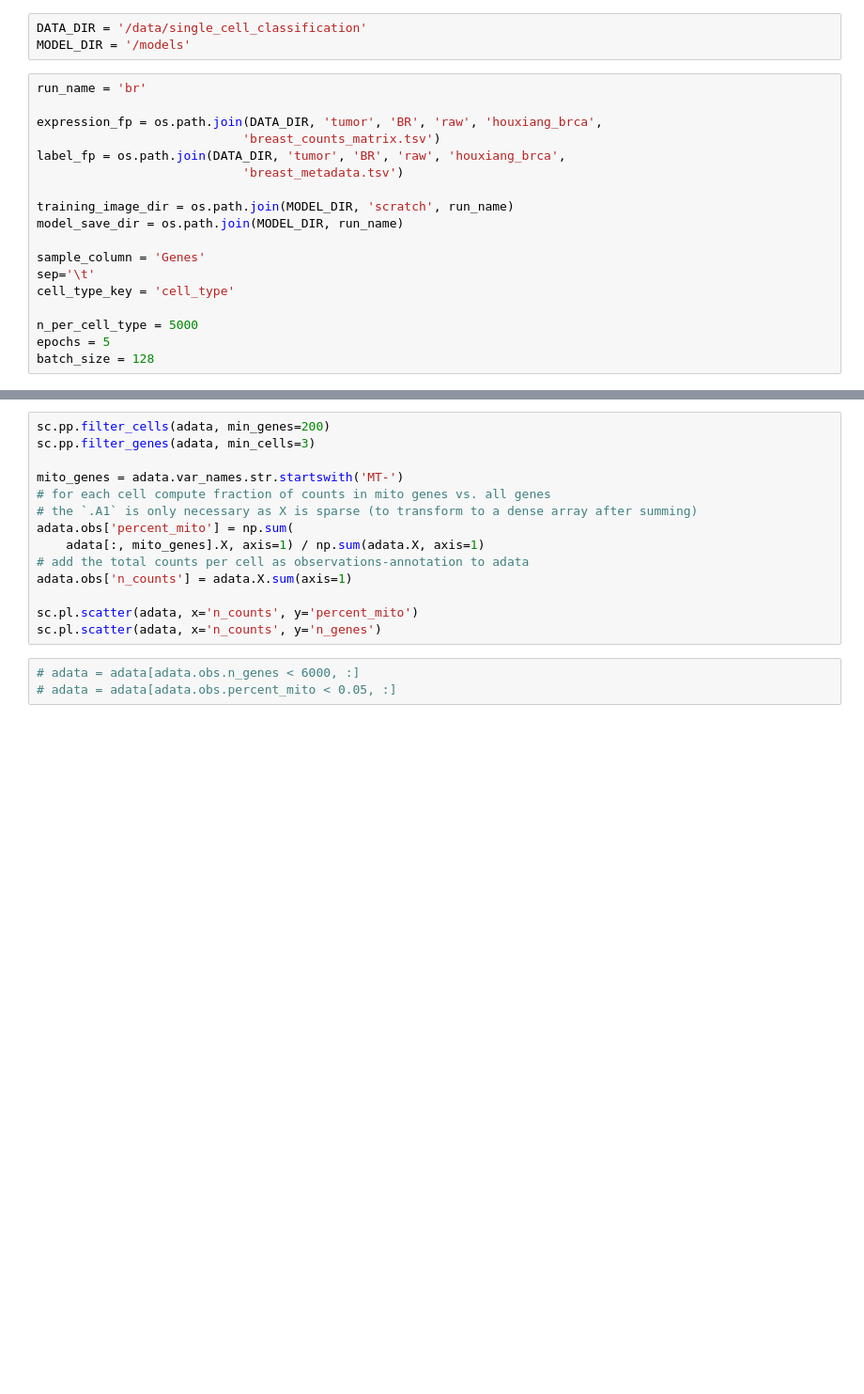
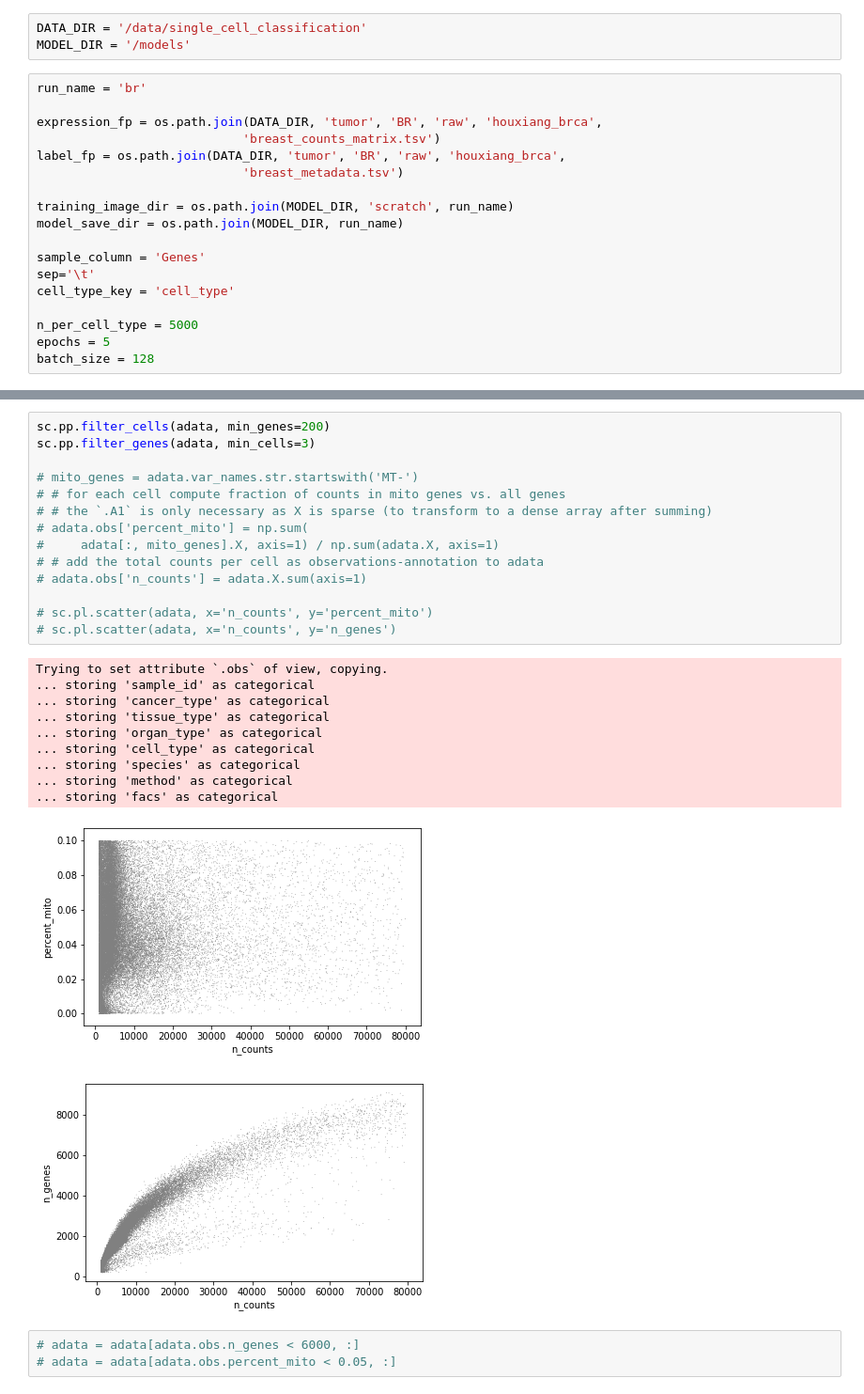
Before and after one commit to ding-lab/pollock, a Jupyter notebook: notebooks/bvae.ipynb, the cells around one changed output, grey strips where cells are left out. Shown at 94% size. Cells and saved outputs as stored; diff of their text form; blank space fills up the shorter version.

```diff
--- a/notebooks/bvae.ipynb
+++ b/notebooks/bvae.ipynb
@@ -83,17 +178,29 @@ adata
 # %%
 sc.pp.filter_cells(adata, min_genes=200)
 sc.pp.filter_genes(adata, min_cells=3)
 
-mito_genes = adata.var_names.str.startswith('MT-')
-# for each cell compute fraction of counts in mito genes vs. all genes
-# the `.A1` is only necessary as X is sparse (to transform to a dense array after summing)
-adata.obs['percent_mito'] = np.sum(
-    adata[:, mito_genes].X, axis=1) / np.sum(adata.X, axis=1)
-# add the total counts per cell as observations-annotation to adata
-adata.obs['n_counts'] = adata.X.sum(axis=1)
+# mito_genes = adata.var_names.str.startswith('MT-')
+# # for each cell compute fraction of counts in mito genes vs. all genes
+# # the `.A1` is only necessary as X is sparse (to transform to a dense array after summing)
+# adata.obs['percent_mito'] = np.sum(
+#     adata[:, mito_genes].X, axis=1) / np.sum(adata.X, axis=1)
+# # add the total counts per cell as observations-annotation to adata
+# adata.obs['n_counts'] = adata.X.sum(axis=1)
 
-sc.pl.scatter(adata, x='n_counts', y='percent_mito')
-sc.pl.scatter(adata, x='n_counts', y='n_genes')
+# sc.pl.scatter(adata, x='n_counts', y='percent_mito')
+# sc.pl.scatter(adata, x='n_counts', y='n_genes')
+# %% [output]
+Trying to set attribute `.obs` of view, copying.
+... storing 'sample_id' as categorical
+... storing 'cancer_type' as categorical
+... storing 'tissue_type' as categorical
+... storing 'organ_type' as categorical
+... storing 'cell_type' as categorical
+... storing 'species' as categorical
+... storing 'method' as categorical
+... storing 'facs' as categorical
+[figure, added]
+[figure, added]
 # %%
 # adata = adata[adata.obs.n_genes < 6000, :]
 # adata = adata[adata.obs.percent_mito < 0.05, :]
```
Also changed, not shown: parts of 33 cells of this notebook, 2 other files.
